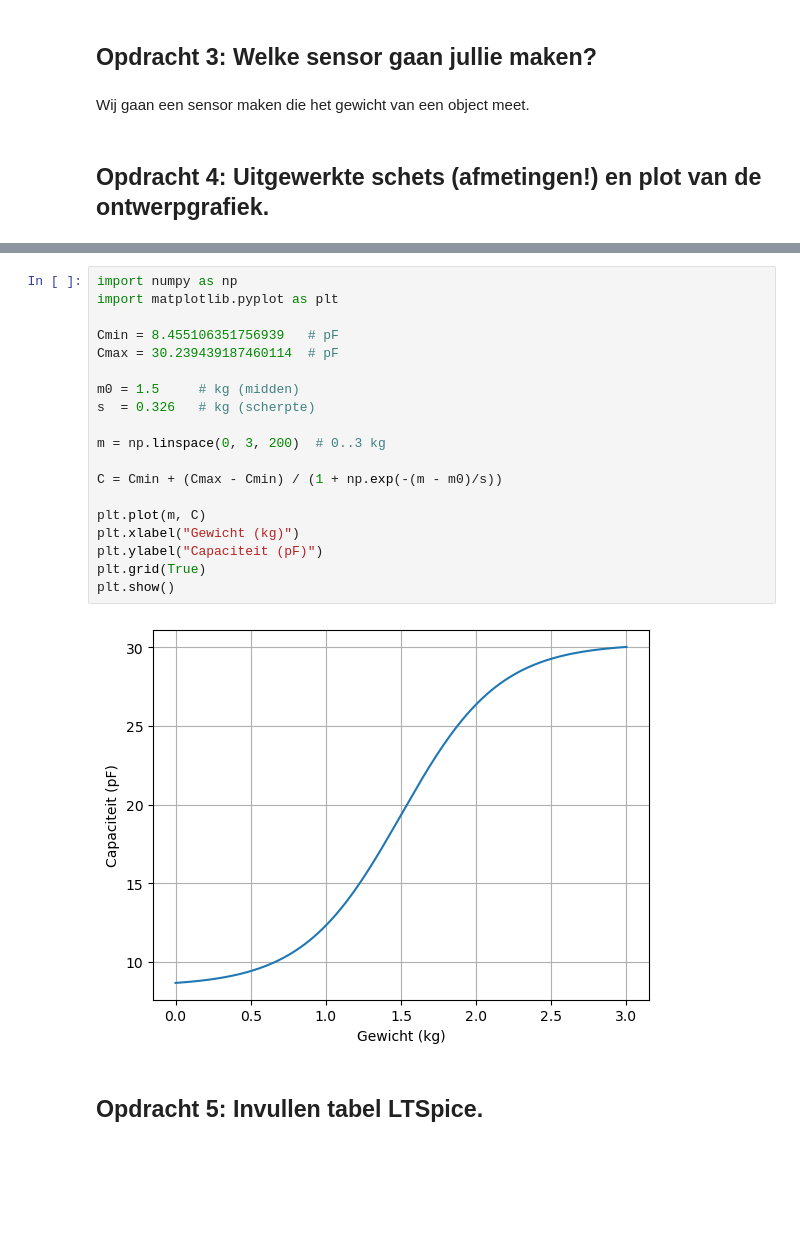
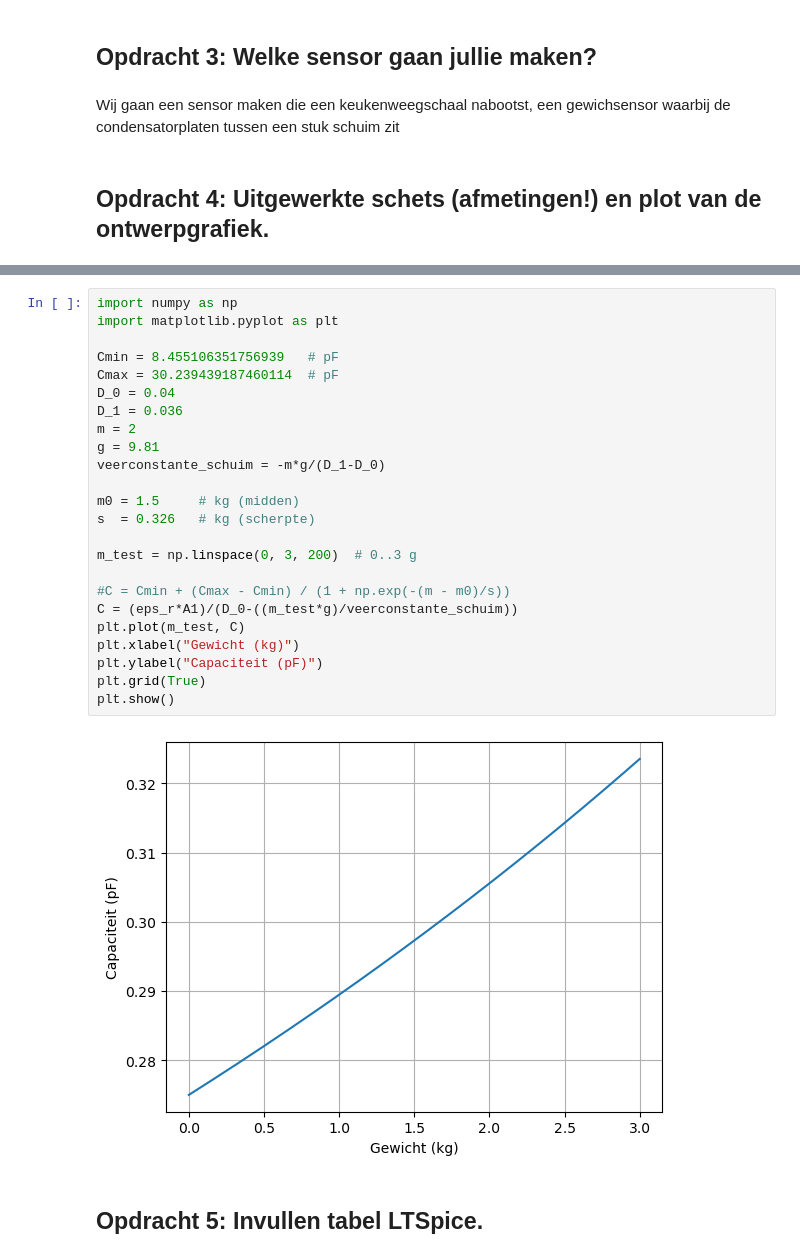
Before and after one commit to JensGroen/opdrachten-DEF-D, a Jupyter notebook: FysiekeOntwerpopdrachten/2OntwerpEenSensorCondensator/DEFOntwerpopdracht2OntwerpEenSensorInvulTemplate.ipynb, the cells around one changed output, grey strips where cells are left out. Drawn from its saved outputs; the diff is of its cells as text; blank space fills up the shorter version.

```diff
--- a/FysiekeOntwerpopdrachten/2OntwerpEenSensorCondensator/DEFOntwerpopdracht2OntwerpEenSensorInvulTemplate.ipynb
+++ b/FysiekeOntwerpopdrachten/2OntwerpEenSensorCondensator/DEFOntwerpopdracht2OntwerpEenSensorInvulTemplate.ipynb
@@ -90,7 +90,7 @@ Vul onderstaande tabel in. Bij Sanity check 2 heb je afgeleid hoe je van bereken
 # %% [markdown]
 ## Opdracht 3: Welke sensor gaan jullie maken?
 # %% [markdown]
-Wij gaan een sensor maken die het gewicht van een object meet.
+Wij gaan een sensor maken die een keukenweegschaal nabootst, een gewichsensor waarbij de condensatorplaten tussen een stuk schuim zit
 # %% [markdown]
 ## Opdracht 4: Uitgewerkte schets (afmetingen!) en plot van de ontwerpgrafiek.
 # %% [markdown]
@@ -99,24 +99,29 @@ Wij gaan een sensor maken die het gewicht van een object meet.
 # %%
 import numpy as np
 import matplotlib.pyplot as plt
 
 Cmin = 8.455106351756939   # pF
 Cmax = 30.239439187460114  # pF
+D_0 = 0.04
+D_1 = 0.036
+m = 2
+g = 9.81
+veerconstante_schuim = -m*g/(D_1-D_0)
 
 m0 = 1.5     # kg (midden)
 s  = 0.326   # kg (scherpte)
 
-m = np.linspace(0, 3, 200)  # 0..3 kg
+m_test = np.linspace(0, 3, 200)  # 0..3 g
 
-C = Cmin + (Cmax - Cmin) / (1 + np.exp(-(m - m0)/s))
-
-plt.plot(m, C)
+#C = Cmin + (Cmax - Cmin) / (1 + np.exp(-(m - m0)/s))
+C = (eps_r*A1)/(D_0-((m_test*g)/veerconstante_schuim))
+plt.plot(m_test, C)
 plt.xlabel("Gewicht (kg)")
 plt.ylabel("Capaciteit (pF)")
 plt.grid(True)
 plt.show()
 # %% [output]
-[figure, old version]
+[figure, new version]
 # %% [markdown]
 ## Opdracht 5: Invullen tabel LTSpice.
 # %% [markdown]
```
Also changed, not shown: parts of 8 cells of this notebook, 1 other file.
